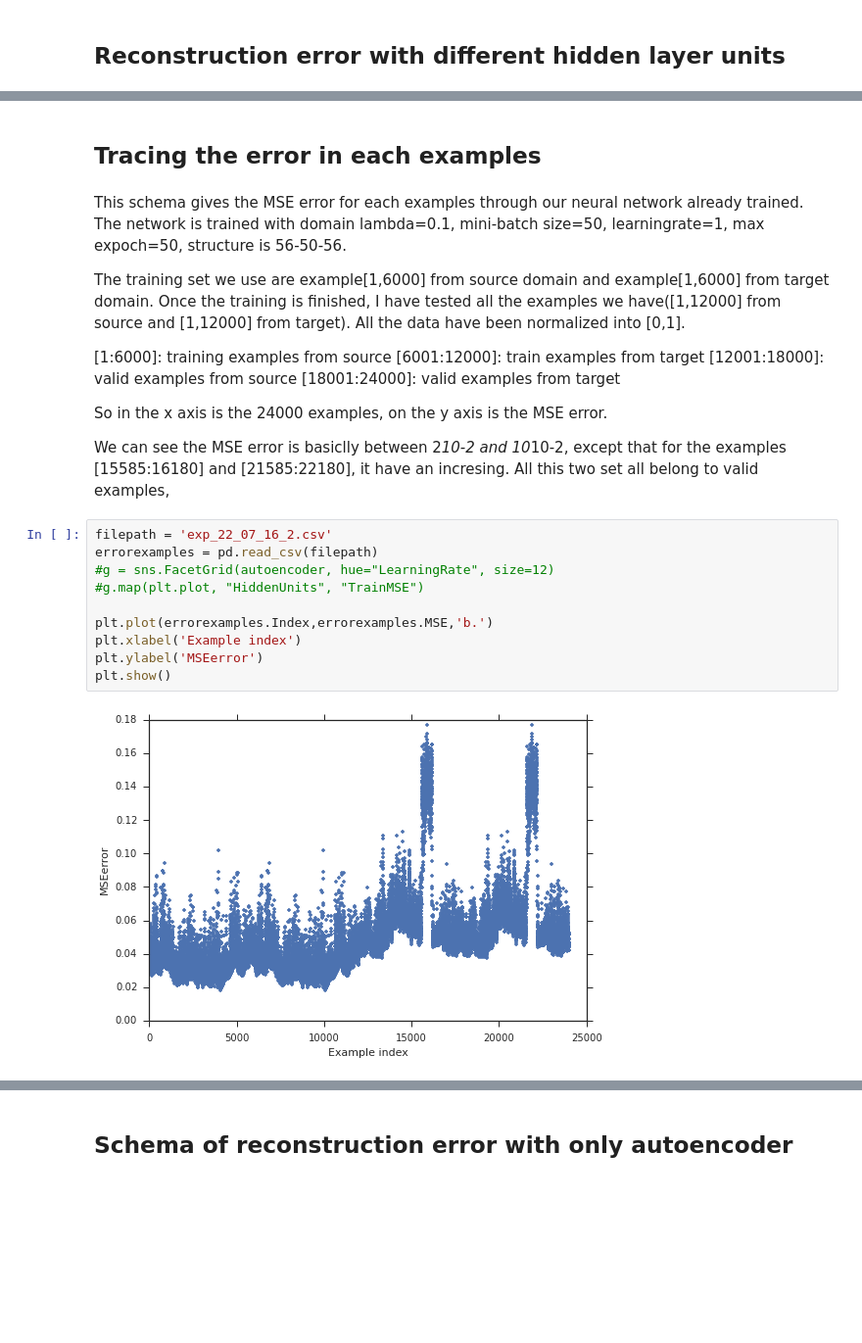
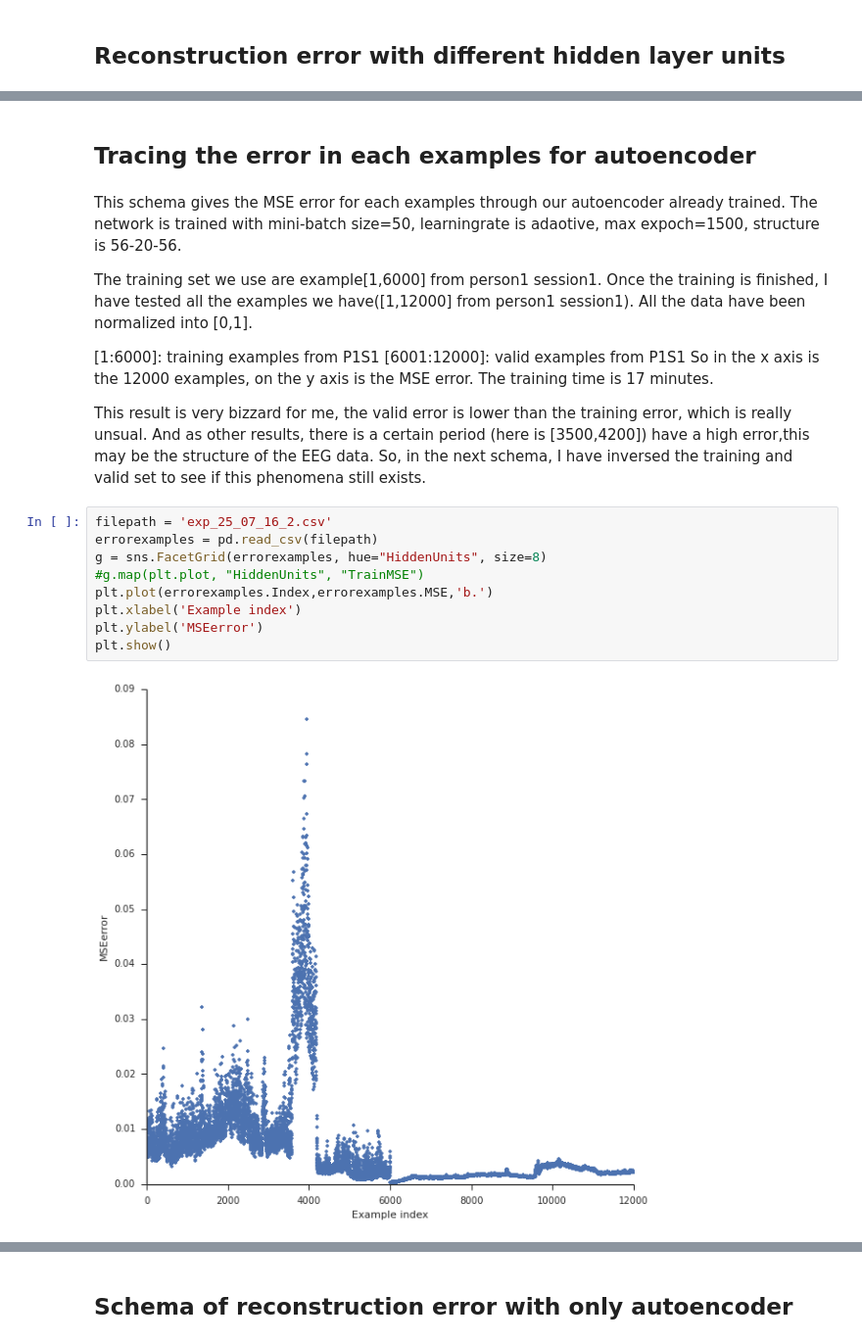
Before and after one commit to fengsy868/Dann-EEG, a Jupyter notebook: Ploting.ipynb, the cells around one changed output, grey strips where cells are left out. Shown at 98% size. Drawn from its saved outputs; the diff is of its cells as text; blank space fills up the shorter version.

```diff
--- a/Ploting.ipynb
+++ b/Ploting.ipynb
@@ -23,27 +38,23 @@ plt.show()
 # %% [markdown]
-## Tracing the error in each examples
+## Tracing the error in each examples for autoencoder
 # %% [markdown]
-This schema gives the MSE error for each examples through our neural network already trained. The network is trained with domain lambda=0.1, mini-batch size=50, learningrate=1, max expoch=50, structure is 56-50-56.
+This schema gives the MSE error for each examples through our autoencoder already trained. The network is trained with mini-batch size=50, learningrate is adaotive, max expoch=1500, structure is 56-20-56.
 
-The training set we use are example[1,6000] from source domain and example[1,6000] from target domain. Once the training is finished, I have tested all the examples we have([1,12000] from source and [1,12000] from target). All the data have been normalized into [0,1].
+The training set we use are example[1,6000] from person1 session1. Once the training is finished, I have tested all the examples we have([1,12000] from person1 session1). All the data have been normalized into [0,1].
 
-[1:6000]: training examples from source
-[6001:12000]: train examples from target
-[12001:18000]: valid examples from source
-[18001:24000]: valid examples from target
+[1:6000]:      training examples from P1S1
+[6001:12000]:  valid examples from P1S1
+So in the x axis is the 12000 examples, on the y axis is the MSE error. The training time is 17 minutes.
 
-So in the x axis is the 24000 examples, on the y axis is the MSE error.
-
-We can see the MSE error is basiclly between 2*10-2 and 10*10-2, except that for the examples [15585:16180] and [21585:22180], it have an incresing. All this two set all belong to valid examples,
+This result is very bizzard for me, the valid error is lower than the training error, which is really unsual. And as other results, there is a certain period (here is [3500,4200]) have a high error,this may be the structure of the EEG data. So, in the next schema, I have inversed the training and valid set to see if this phenomena still exists.
 # %%
-filepath = 'exp_22_07_16_2.csv'
+filepath = 'exp_25_07_16_2.csv'
 errorexamples = pd.read_csv(filepath)
-#g = sns.FacetGrid(autoencoder, hue="LearningRate", size=12)
+g = sns.FacetGrid(errorexamples, hue="HiddenUnits", size=8)
 #g.map(plt.plot, "HiddenUnits", "TrainMSE")
-
 plt.plot(errorexamples.Index,errorexamples.MSE,'b.')
 plt.xlabel('Example index')
 plt.ylabel('MSEerror')
 plt.show()
 # %% [output]
-[figure, old version]
+[figure, new version]
```
Also changed, not shown: parts of 9 cells of this notebook.
